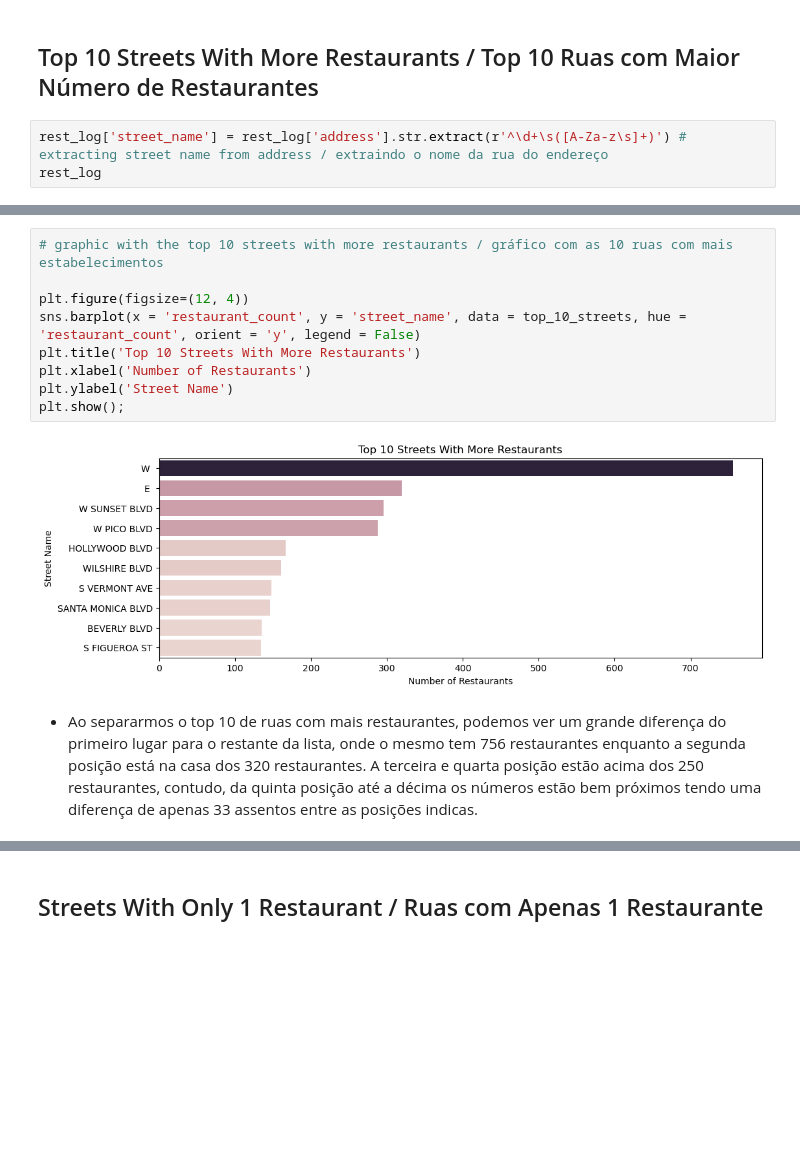
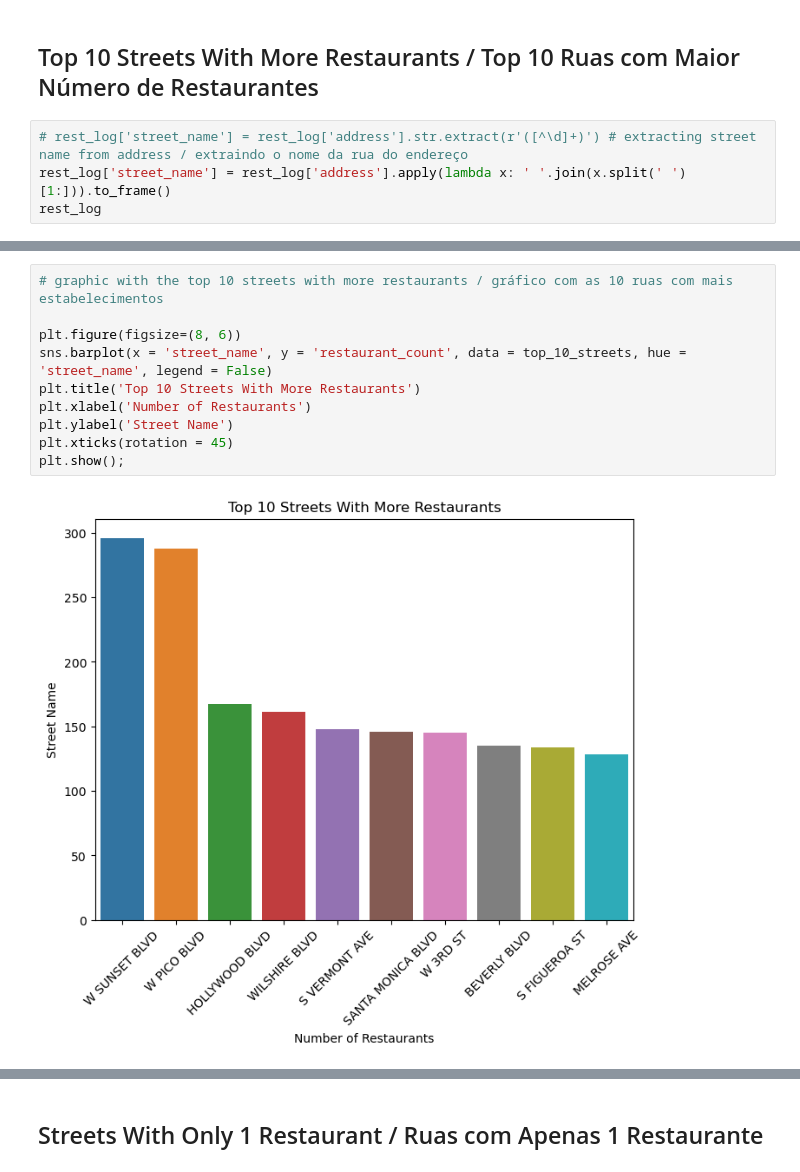
Before and after one commit to RafaelGenari/Bootcamp-Project-Report_History_with_Data, a Jupyter notebook: Notebooks/EDA.ipynb, the cells around one changed output, grey strips where cells are left out. Drawn from its saved outputs; the diff is of its cells as text; blank space fills up the shorter version.

```diff
--- a/Notebooks/EDA.ipynb
+++ b/Notebooks/EDA.ipynb
@@ -225,7 +227,8 @@ plt.show();
 # %% [markdown]
 ## Top 10 Streets With More Restaurants / Top 10 Ruas com Maior Número de Restaurantes
 # %%
-rest_log['street_name'] = rest_log['address'].str.extract(r'^\d+\s([A-Za-z\s]+)') # extracting street name from address / extraindo o nome da rua do endereço
+# rest_log['street_name'] = rest_log['address'].str.extract(r'([^\d]+)') # extracting street name from address / extraindo o nome da rua do endereço
+rest_log['street_name'] = rest_log['address'].apply(lambda x: ' '.join(x.split(' ')[1:])).to_frame()
 rest_log
 # %% [output]
 |  | id | restaurant_name | address | chain | object_type | seats_number | street_name |
@@ -277,13 +280,12 @@ top_10_streets
 # %%
 # graphic with the top 10 streets with more restaurants / gráfico com as 10 ruas com mais estabelecimentos
 
-plt.figure(figsize=(12, 4))
-sns.barplot(x = 'restaurant_count', y = 'street_name', data = top_10_streets, hue = 'restaurant_count', orient = 'y', legend = False)
+plt.figure(figsize=(8, 6))
+sns.barplot(x = 'street_name', y = 'restaurant_count', data = top_10_streets, hue = 'street_name', legend = False)
 plt.title('Top 10 Streets With More Restaurants')
 plt.xlabel('Number of Restaurants')
 plt.ylabel('Street Name')
+plt.xticks(rotation = 45)
 plt.show();
 # %% [output]
-[figure, old version]
+[figure, new version]
-# %% [markdown]
-- Ao separarmos o top 10 de ruas com mais restaurantes, podemos ver um grande diferença do primeiro lugar para o restante da lista, onde o mesmo tem 756 restaurantes enquanto a segunda posição está na casa dos 320 restaurantes. A terceira e quarta posição estão acima dos 250 restaurantes, contudo, da quinta posição até a décima os números estão bem próximos tendo uma diferença de apenas 33 assentos entre as posições indicas.
```
Also changed, not shown: parts of 13 cells of this notebook.
